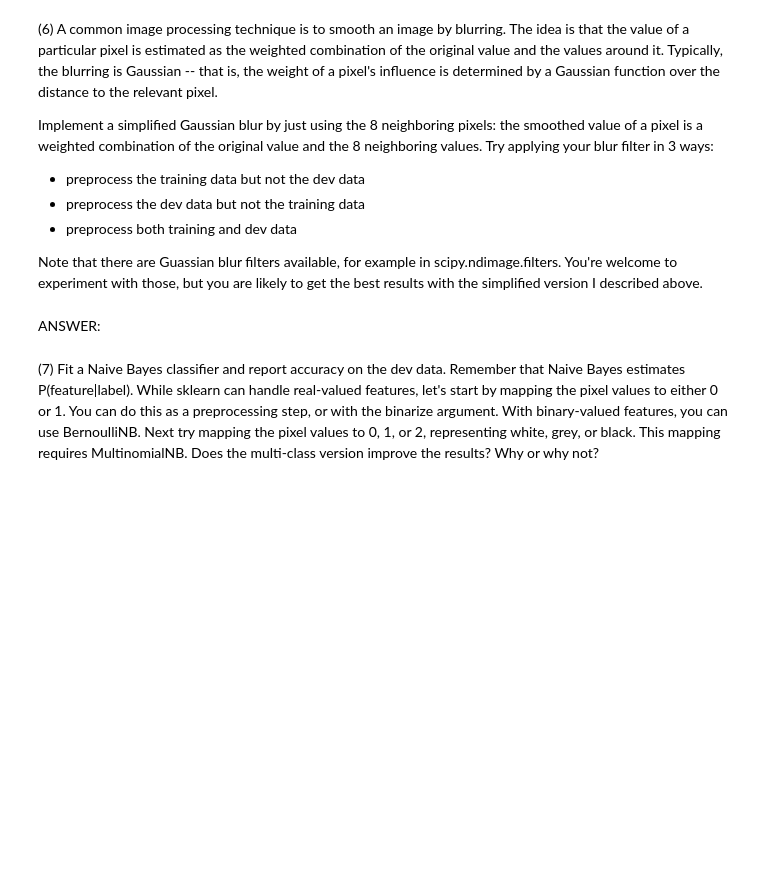
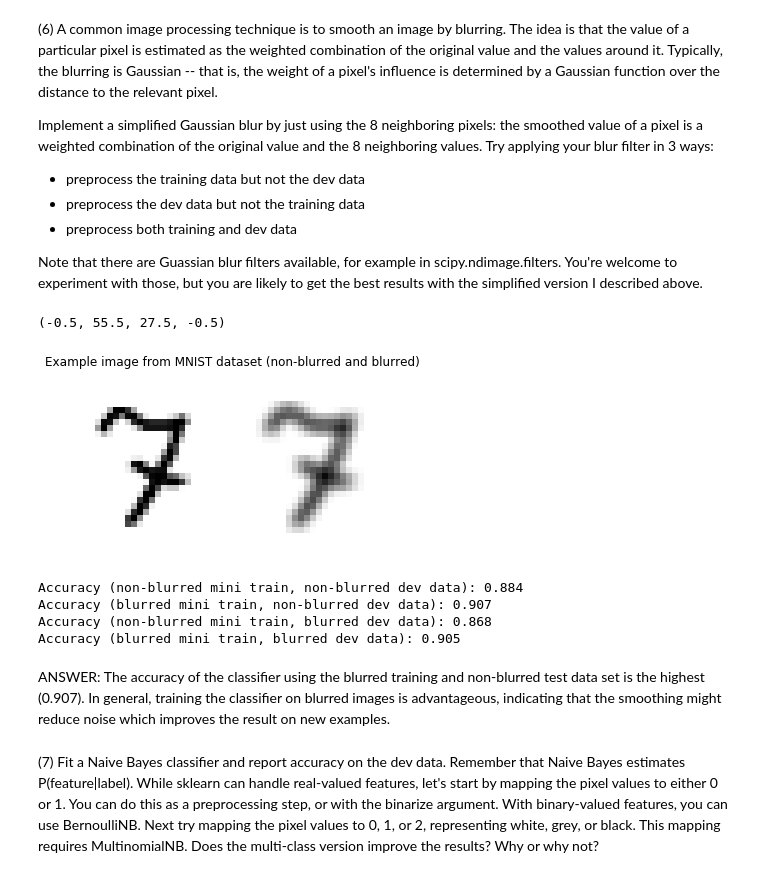
Before and after one commit to alekstoteles/UCB, a Jupyter notebook: alexander_mueller_p1.ipynb, the cells around one changed output. Saved outputs shown, nothing was run; the diff lists cells and outputs as text; code cells hidden in the pictures; blank space fills up the shorter version.

```diff
--- a/alexander_mueller_p1.ipynb
+++ b/alexander_mueller_p1.ipynb
@@ -315,5 +340,81 @@ Note that there are Guassian blur filters available, for example in scipy.ndimag
-# %% [markdown]
-ANSWER:
+# %%
+# def P6():
+
+### STUDENT START ###
+
+def blur(image):
+  # Define box blur image processing kernel (1/9 * [3,3] matrix)
+  kernel = np.ones((3,3), dtype="float32") / 9
+  # Add additional border to allow kernel processing
+  border = 1
+  (rows , columns) = image.shape
+  (rows, columns) = (rows + 2*border, columns + 2*border)
+  # Create extended array to fit original image incl. border
+  image_raw = np.zeros((rows, columns), dtype="float32")
+  image_raw[border: border+image.shape[0], border: border+image.shape[1]] = image
+  # Create empty array to fit blurred image
+  blurred_image = np.zeros((image.shape), dtype="float32")
+  # Apply filter across all rows and columns of image_raw
+  for row in np.arange(border, rows-1):
+    for column in np.arange(border, columns-1):
+      mask_area = image_raw[row - border : row + 2 * border, column - border : column + 2 * border]
+      # The magic happens: kernel is applied to mask_area, resulting in a convolution operation
+      convolution = (mask_area * kernel).sum()
+      # Convoluted mask_area is copied into image
+      blurred_image[row - border, column - border] = convolution
+  return blurred_image
+
+# Create a copy of the mini train data
+mini_train_copy = np.copy(mini_train_data)
+# Select examples for display
+mini_train_example = mini_train_copy[100].reshape(28,28)
+blurred_mini_train_example = blur(mini_train_copy[100].reshape(28,28))
+
+# Plot examples
+image_comparison = np.concatenate((mini_train_example, blurred_mini_train_example), axis = 1)
+plt.imshow(image_comparison, cmap = plt.cm.binary, interpolation = 'nearest')
+plt.title("Example image from MNIST dataset (non-blurred and blurred)")
+plt.axis('off')
+
+### STUDENT END ###
+
+# P6()
+# %% [output]
+(-0.5, 55.5, 27.5, -0.5)
+[figure, added]
+# %%
+# Apply blur function to all mini data set entries
+blurred_mini_train = [blur(image.reshape(28,28)).flatten() for image in mini_train_copy]
+# Apply blur functio to all dev data
+blurred_dev_data = [blur(image.reshape(28,28)).flatten() for image in dev_data]
+
+# Calculate accuracies for KNN with non-blurred and blurred data
+# Fit classifier KNN with k=1
+def fit(train_data, train_labels, test_data, test_labels):
+  neigh = KNeighborsClassifier(n_neighbors=1)
+  neigh.fit(train_data, train_labels)
+  # Calculate accuracy score
+  score = neigh.score(test_data, test_labels)
+  return score
+
+print("Accuracy (non-blurred mini train, non-blurred dev data): {}".format(
+      fit(mini_train_data, mini_train_labels, dev_data, dev_labels)))
+
+print("Accuracy (blurred mini train, non-blurred dev data): {}".format(
+      fit(blurred_mini_train, mini_train_labels, dev_data, dev_labels)))
+
+print("Accuracy (non-blurred mini train, blurred dev data): {}".format(
+      fit(mini_train_data, mini_train_labels, blurred_dev_data, dev_labels)))
+
+print("Accuracy (blurred mini train, blurred dev data): {}".format(
+      fit(blurred_mini_train, mini_train_labels, blurred_dev_data, dev_labels)))
+# %% [output]
+Accuracy (non-blurred mini train, non-blurred dev data): 0.884
+Accuracy (blurred mini train, non-blurred dev data): 0.907
+Accuracy (non-blurred mini train, blurred dev data): 0.868
+Accuracy (blurred mini train, blurred dev data): 0.905
+# %% [markdown]
+ANSWER: The accuracy of the classifier using the blurred training and non-blurred test data set is the highest (0.907). In general, training the classifier on blurred images is advantageous, indicating that the smoothing might reduce noise which improves the result on new examples.
 # %% [markdown]
 (7) Fit a Naive Bayes classifier and report accuracy on the dev data. Remember that Naive Bayes estimates P(feature|label). While sklearn can handle real-valued features, let's start by mapping the pixel values to either 0 or 1. You can do this as a preprocessing step, or with the binarize argument. With binary-valued features, you can use BernoulliNB. Next try mapping the pixel values to 0, 1, or 2, representing white, grey, or black. This mapping requires MultinomialNB. Does the multi-class version improve the results? Why or why not?
 # %%
```
Also changed, not shown: parts of 20 cells of this notebook.
